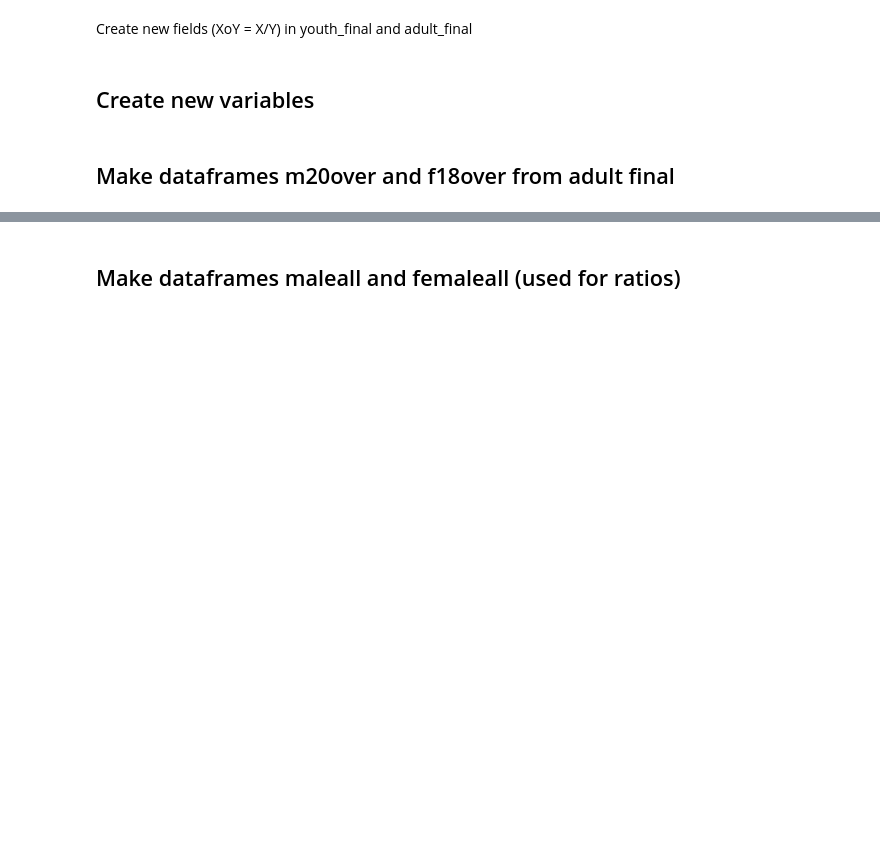
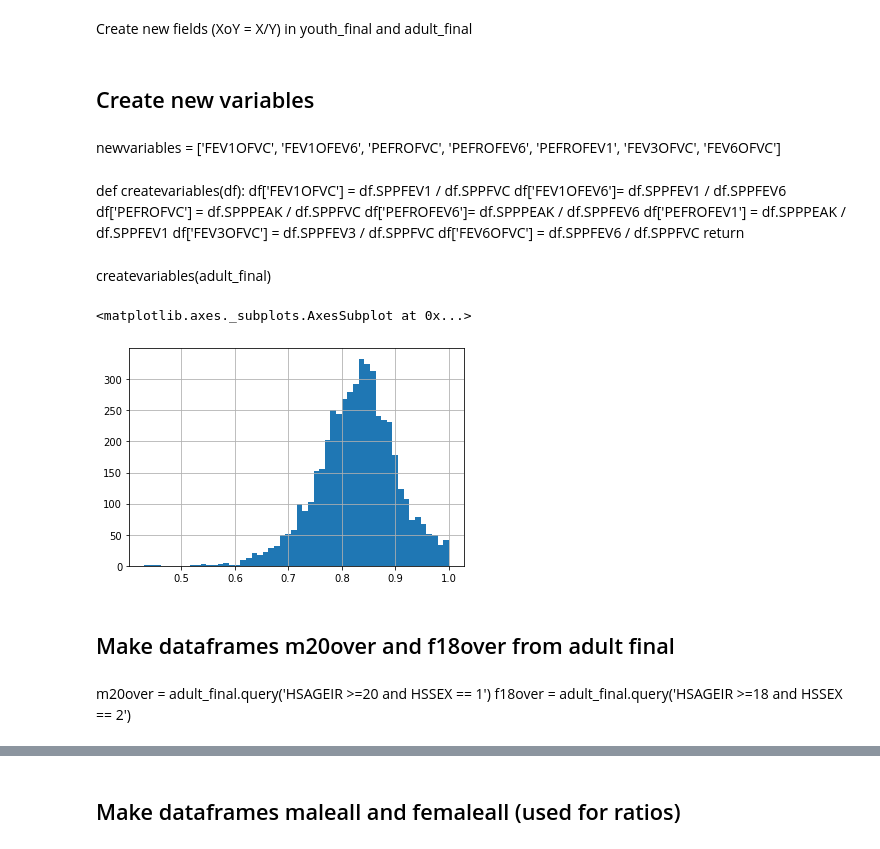
Before and after one commit to climatebrad/nhanes, a Jupyter notebook: nhanes.doug-Copy1.ipynb, the cells around one changed output, grey strips where cells are left out. Saved outputs shown, nothing was run; the diff lists cells and outputs as text; code cells hidden in the pictures; blank space fills up the shorter version.

```diff
--- a/nhanes.doug-Copy1.ipynb
+++ b/nhanes.doug-Copy1.ipynb
@@ -805,3 +899,15 @@ newvariables = ['FEV1OFVC', 'FEV1OFEV6', 'PEFROFVC', 'PEFROFEV6', 'PEFROFEV1', '
+# %% [markdown]
+newvariables = ['FEV1OFVC', 'FEV1OFEV6', 'PEFROFVC', 'PEFROFEV6', 'PEFROFEV1', 'FEV3OFVC', 'FEV6OFVC']
+# %% [markdown]
+def createvariables(df):
+    df['FEV1OFVC'] = df.SPPFEV1 / df.SPPFVC
+    df['FEV1OFEV6']= df.SPPFEV1 / df.SPPFEV6
+    df['PEFROFVC'] = df.SPPPEAK / df.SPPFVC
+    df['PEFROFEV6']= df.SPPPEAK / df.SPPFEV6
+    df['PEFROFEV1'] = df.SPPPEAK / df.SPPFEV1
+    df['FEV3OFVC'] = df.SPPFEV3 / df.SPPFVC
+    df['FEV6OFVC'] = df.SPPFEV6 / df.SPPFVC
+    return
 # %%
 def createvariables(df):
     df['FEV1OFVC'] = df.SPPFEV1 / df.SPPFVC
@@ -812,12 +918,22 @@ def createvariables(df):
     df['FEV3OFVC'] = df.SPPFEV3 / df.SPPFVC
     df['FEV6OFVC'] = df.SPPFEV6 / df.SPPFVC
     return
+# %% [markdown]
+createvariables(adult_final)
 # %%
 createvariables(adult_final)
+# %%
+adult_final.FEV1OFVC.hist(bins='auto')
+# %% [output]
+<matplotlib.axes._subplots.AxesSubplot at 0x...>
+[figure, added]
 # %%
 createvariables(youth_final)
 # %% [markdown]
 ## Make dataframes m20over and f18over from adult final
+# %% [markdown]
+m20over = adult_final.query('HSAGEIR >=20 and HSSEX == 1')
+f18over = adult_final.query('HSAGEIR >=18 and HSSEX == 2')
 # %%
 m20over = adult_final.query('HSAGEIR >=20 and HSSEX == 1')
 f18over = adult_final.query('HSAGEIR >=18 and HSSEX == 2')
```
Also changed, not shown: parts of 116 cells of this notebook, 3 other files.
